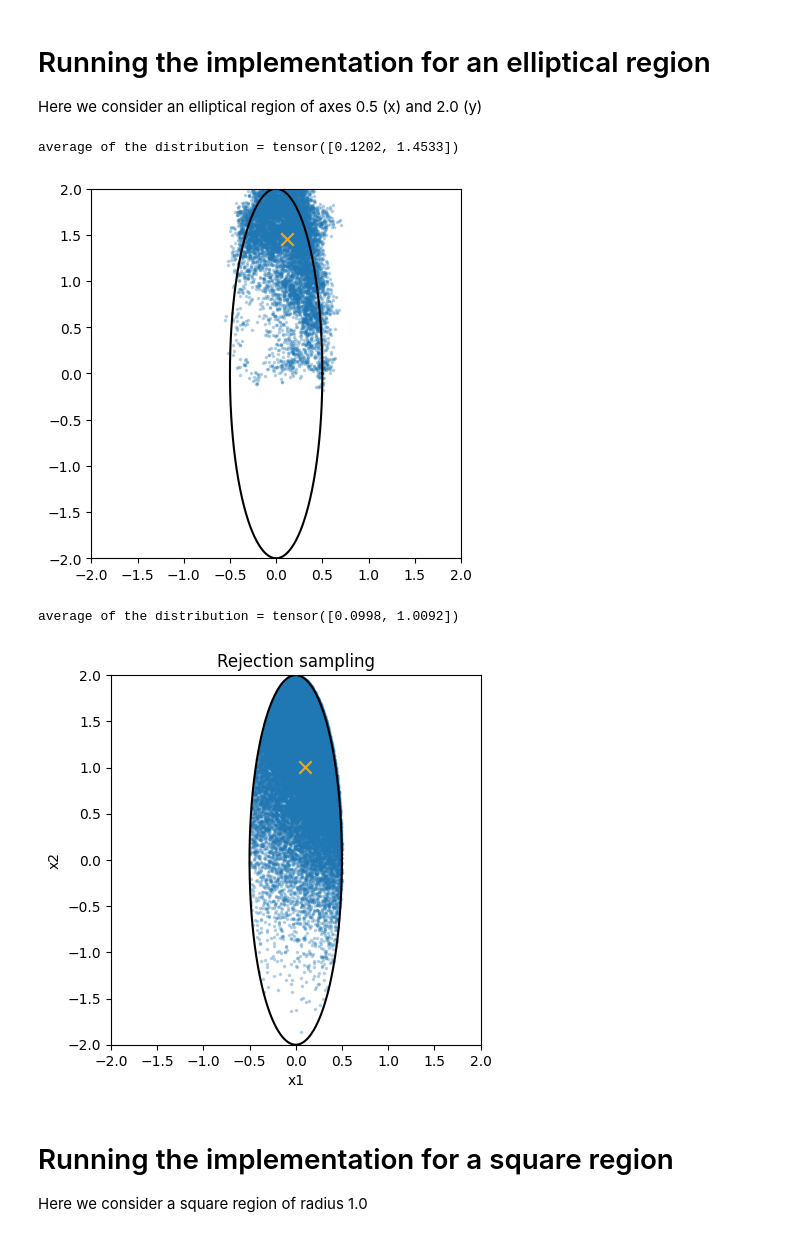
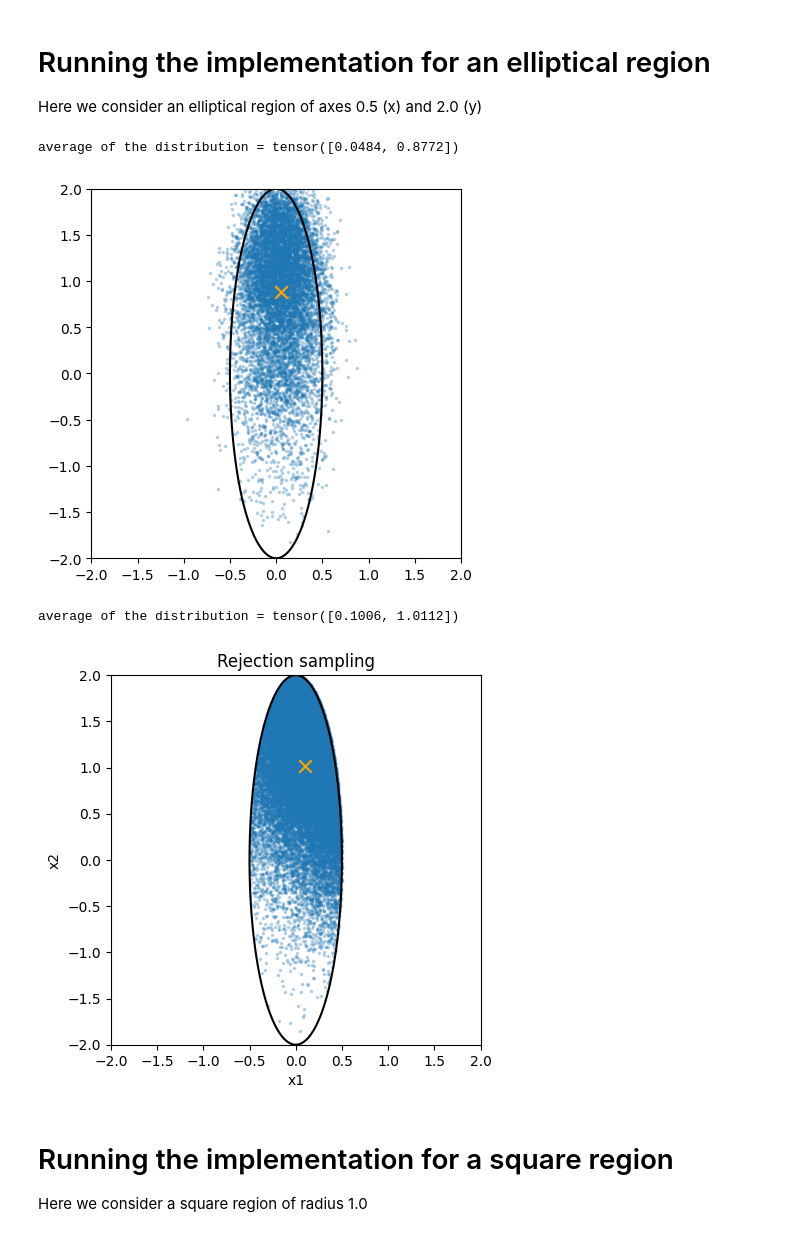
Before and after one commit to andresafira/PDLMC_Test, a Jupyter notebook: psc.ipynb, the cells around one changed output. Cells and saved outputs as stored; diff of their text form; code cells hidden in the pictures.

```diff
--- a/psc.ipynb
+++ b/psc.ipynb
@@ -274,7 +274,7 @@ sampler = PDLMC_2D(
     f=f,
     g=g,
     h=h,
-    eta=0.001
+    eta=0.01
 )
 
 samples = sampler.sample(
@@ -288,37 +288,37 @@ samples = sampler.sample(
 sampler.plot_samples(
     samples,
     considered_terms=10_000,
     xlim=(-2, 2),
     ylim=(-2, 2),
     constraint_points=constraint_ellipse,
 )
 
 
 ###########################
 # Rejection Sampler       #
 ##########################
 
 sampler = RejectionSampler_2D(
     proposal_distribution=lambda n: torch.randn(n, 2) + mean,
     constraint=lambda x: ((x[:, 0] / A)**2 + (x[:, 1] / B)**2 <= 1.0)
 )
 
 samples = sampler.sample(
     iterations=30_000,
     size=100_000,
 )
 
 sampler.plot_samples(
     samples,
     xlim=(-2, 2),
     ylim=(-2, 2),
     constraint_points=constraint_ellipse,
 )
 # %% [output]
-average of the distribution = tensor([0.1202, 1.4533])
+average of the distribution = tensor([0.0484, 0.8772])
-[figure, old version]
+[figure, new version]
-average of the distribution = tensor([0.0998, 1.0092])
+average of the distribution = tensor([0.1006, 1.0112])
-[figure, old version]
+[figure, new version]
 # %% [markdown]
 # Running the implementation for a square region
 
```
Also changed, not shown: parts of 2 cells of this notebook.
